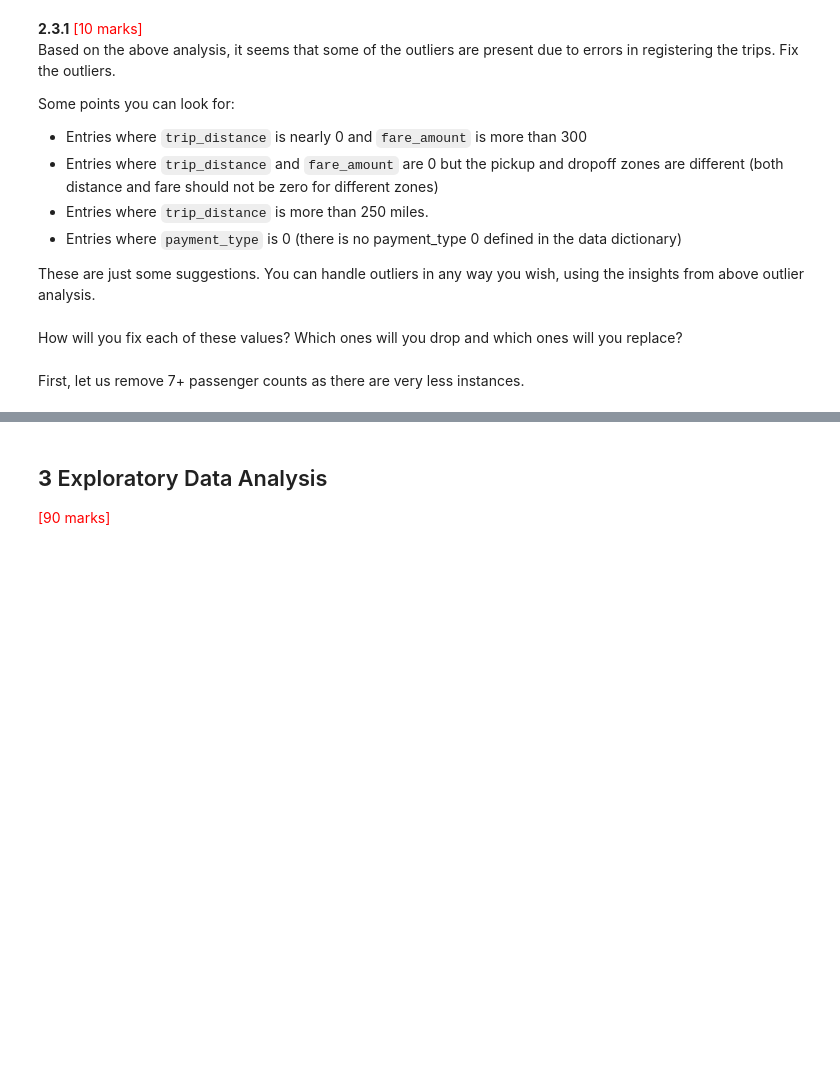
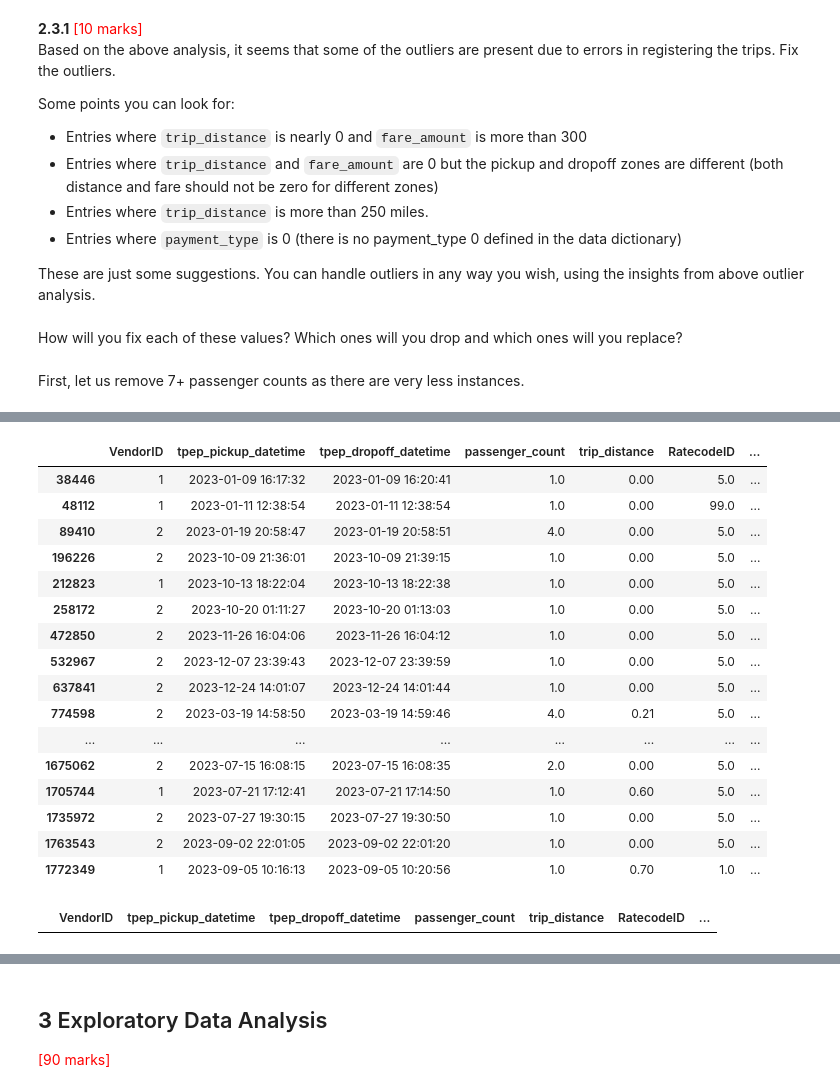
Before and after one commit to mpyar/eda_nyc_taxi, a Jupyter notebook: Analysis/EDA_Assg_NYC_Taxi_Starter.ipynb, the cells around one changed output, grey strips where cells are left out. Cells and saved outputs as stored; diff of their text form; code cells hidden in the pictures; blank space fills up the shorter version.

```diff
--- a/Analysis/EDA_Assg_NYC_Taxi_Starter.ipynb
+++ b/Analysis/EDA_Assg_NYC_Taxi_Starter.ipynb
@@ -719,0 +724,2 @@ df[df['Airport_fee']>0][['PULocationID']].unique()
+# %%
+df['Airport_fee'] = df['Airport_fee'].fillna(value=df['Airport_fee'].median())
@@ -720,3 +742,5 @@ df[df['Airport_fee']>0][['PULocationID']].unique()
+# %%
+df['store_and_fwd_flag'] = df['store_and_fwd_flag'].fillna(value=df['store_and_fwd_flag'].mode()[0])
 # %% [markdown]
 ### **2.3** Handling Outliers
 <font color = red>[10 marks]</font> <br>
@@ -748,0 +809,24 @@ First, let us remove 7+ passenger counts as there are very less instances.
+# %%
+df[(df['trip_distance'] <=1) & (df['fare_amount'] >300)]
+# %% [output]
+|  | VendorID | tpep_pickup_datetime | tpep_dropoff_datetime | passenger_count | trip_distance | RatecodeID | ... |
+| 38446 | 1 | 2023-01-09 16:17:32 | 2023-01-09 16:20:41 | 1.0 | 0.00 | 5.0 | ... |
+| 48112 | 1 | 2023-01-11 12:38:54 | 2023-01-11 12:38:54 | 1.0 | 0.00 | 99.0 | ... |
+| 89410 | 2 | 2023-01-19 20:58:47 | 2023-01-19 20:58:51 | 4.0 | 0.00 | 5.0 | ... |
+| 196226 | 2 | 2023-10-09 21:36:01 | 2023-10-09 21:39:15 | 1.0 | 0.00 | 5.0 | ... |
+| 212823 | 1 | 2023-10-13 18:22:04 | 2023-10-13 18:22:38 | 1.0 | 0.00 | 5.0 | ... |
+| 258172 | 2 | 2023-10-20 01:11:27 | 2023-10-20 01:13:03 | 1.0 | 0.00 | 5.0 | ... |
+| 472850 | 2 | 2023-11-26 16:04:06 | 2023-11-26 16:04:12 | 1.0 | 0.00 | 5.0 | ... |
+| 532967 | 2 | 2023-12-07 23:39:43 | 2023-12-07 23:39:59 | 1.0 | 0.00 | 5.0 | ... |
+| 637841 | 2 | 2023-12-24 14:01:07 | 2023-12-24 14:01:44 | 1.0 | 0.00 | 5.0 | ... |
+| 774598 | 2 | 2023-03-19 14:58:50 | 2023-03-19 14:59:46 | 4.0 | 0.21 | 5.0 | ... |
+| ... | ... | ... | ... | ... | ... | ... | ... |
+| 1675062 | 2 | 2023-07-15 16:08:15 | 2023-07-15 16:08:35 | 2.0 | 0.00 | 5.0 | ... |
+| 1705744 | 1 | 2023-07-21 17:12:41 | 2023-07-21 17:14:50 | 1.0 | 0.60 | 5.0 | ... |
+| 1735972 | 2 | 2023-07-27 19:30:15 | 2023-07-27 19:30:50 | 1.0 | 0.00 | 5.0 | ... |
+| 1763543 | 2 | 2023-09-02 22:01:05 | 2023-09-02 22:01:20 | 1.0 | 0.00 | 5.0 | ... |
+| 1772349 | 1 | 2023-09-05 10:16:13 | 2023-09-05 10:20:56 | 1.0 | 0.70 | 1.0 | ... |
+# %%
+df[(df['trip_distance']==0) & (df['fare_amount']==0) & (df['PULocationID']!=df['DOLocationID'])]
+# %% [output]
+|  | VendorID | tpep_pickup_datetime | tpep_dropoff_datetime | passenger_count | trip_distance | RatecodeID | ... |
```
Also changed, not shown: parts of 34 cells of this notebook.
